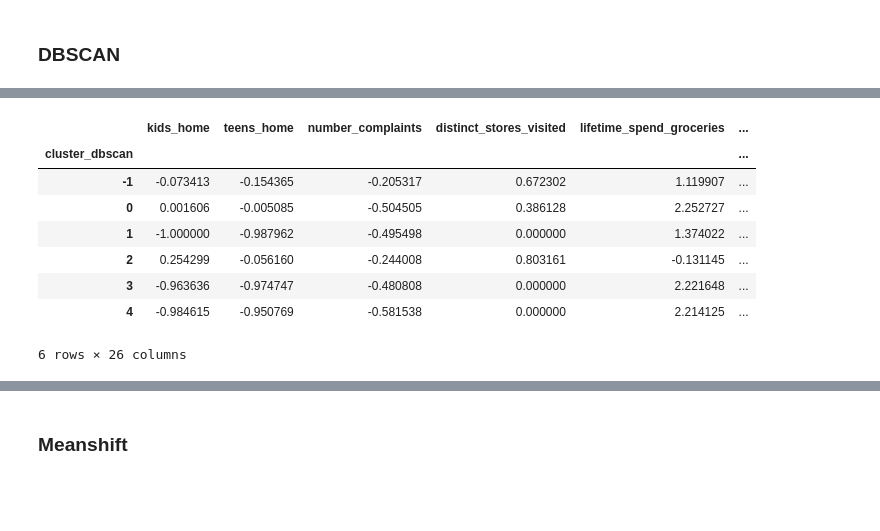
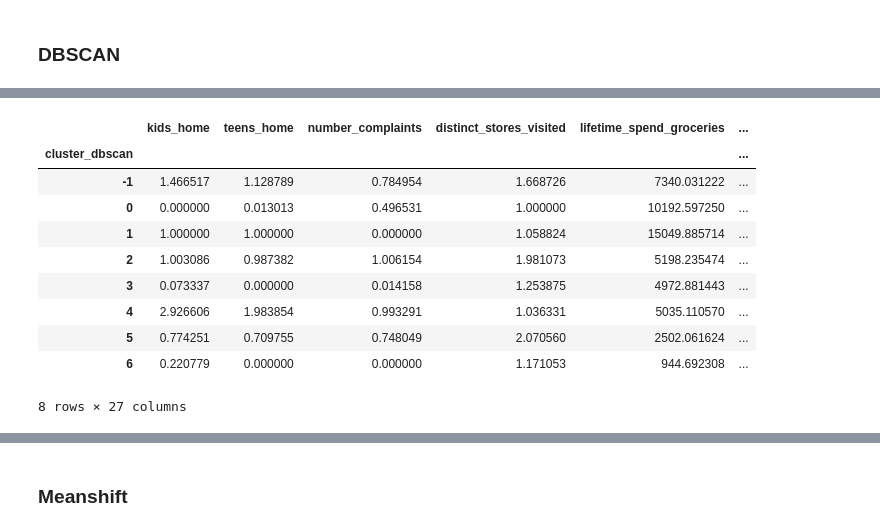
Before and after one commit to mitoma10110/ML2_Project, a Jupyter notebook: main copy.ipynb, the cells around one changed output, grey strips where cells are left out. Saved outputs shown, nothing was run; the diff lists cells and outputs as text; code cells hidden in the pictures; blank space fills up the shorter version.

```diff
--- a/main copy.ipynb
+++ b/main copy.ipynb
@@ -461 +362,9 @@ plt.show()
+# %%
+# Specify the number of clusters
+k = 7
+clusters = fcluster(Z, k, criterion='maxclust')
+
+# Add cluster labels to the sampled DataFrame
+cust_info_sep['cluster_hierarchical'] = clusters
+cust_info_sep['cluster_hierarchical'] -= 1
 # %%
@@ -521,0 +402,3 @@ apply_umap2(cust_info_sc_new, 'Cluster')
+# %%
+cust_info_sep_sc['cluster_hierarchical'] = cust_info_sep['cluster_hierarchical']
+apply_umap(cust_info_sep_sc, 'cluster_hierarchical')
@@ -521,0 +407,5 @@ apply_umap2(cust_info_sc_new, 'Cluster')
+# %%
+cust_info_sep_sc.drop('cluster_hierarchical', axis=1, inplace=True)
+
+cust_info_sep_sc['cluster_kmeans'] = cust_info_sep['cluster_kmeans']
+apply_umap(cust_info_sep_sc, 'cluster_kmeans')
@@ -522,2 +414,4 @@ apply_umap2(cust_info_sc_new, 'Cluster')
+# %%
+cust_info_sep_sc.drop('cluster_kmeans', axis=1, inplace=True)
 # %%
 pd.DataFrame(
@@ -612,15 +497,17 @@ Number of noise points: 1398
 ----------------------------------------
 # %%
-allocate_clusters_dbscan(info_treated, modeldf_purchase, eps=1, min_samples=30)
+allocate_clusters_dbscan(cust_info_sep, cust_info_sep_sc, eps=1.5, min_samples=35)
 
-info_treated.select_dtypes(include=[np.number]).groupby(['cluster_dbscan']).mean()
+cust_info_sep.select_dtypes(include=[np.number]).groupby(['cluster_dbscan']).mean()
 # %% [output]
 |  | kids_home | teens_home | number_complaints | distinct_stores_visited | lifetime_spend_groceries | ... |
 | cluster_dbscan |  |  |  |  |  | ... |
-| -1 | -0.073413 | -0.154365 | -0.205317 | 0.672302 | 1.119907 | ... |
-| 0 | 0.001606 | -0.005085 | -0.504505 | 0.386128 | 2.252727 | ... |
-| 1 | -1.000000 | -0.987962 | -0.495498 | 0.000000 | 1.374022 | ... |
-| 2 | 0.254299 | -0.056160 | -0.244008 | 0.803161 | -0.131145 | ... |
-| 3 | -0.963636 | -0.974747 | -0.480808 | 0.000000 | 2.221648 | ... |
-| 4 | -0.984615 | -0.950769 | -0.581538 | 0.000000 | 2.214125 | ... |
+| -1 | 1.466517 | 1.128789 | 0.784954 | 1.668726 | 7340.031222 | ... |
+| 0 | 0.000000 | 0.013013 | 0.496531 | 1.000000 | 10192.597250 | ... |
+| 1 | 1.000000 | 1.000000 | 0.000000 | 1.058824 | 15049.885714 | ... |
+| 2 | 1.003086 | 0.987382 | 1.006154 | 1.981073 | 5198.235474 | ... |
+| 3 | 0.073337 | 0.000000 | 0.014158 | 1.253875 | 4972.881443 | ... |
+| 4 | 2.926606 | 1.983854 | 0.993291 | 1.036331 | 5035.110570 | ... |
+| 5 | 0.774251 | 0.709755 | 0.748049 | 2.070560 | 2502.061624 | ... |
+| 6 | 0.220779 | 0.000000 | 0.000000 | 1.171053 | 944.692308 | ... |
-6 rows × 26 columns
+8 rows × 27 columns
```
Also changed, not shown: parts of 45 cells of this notebook, 4 other files.
